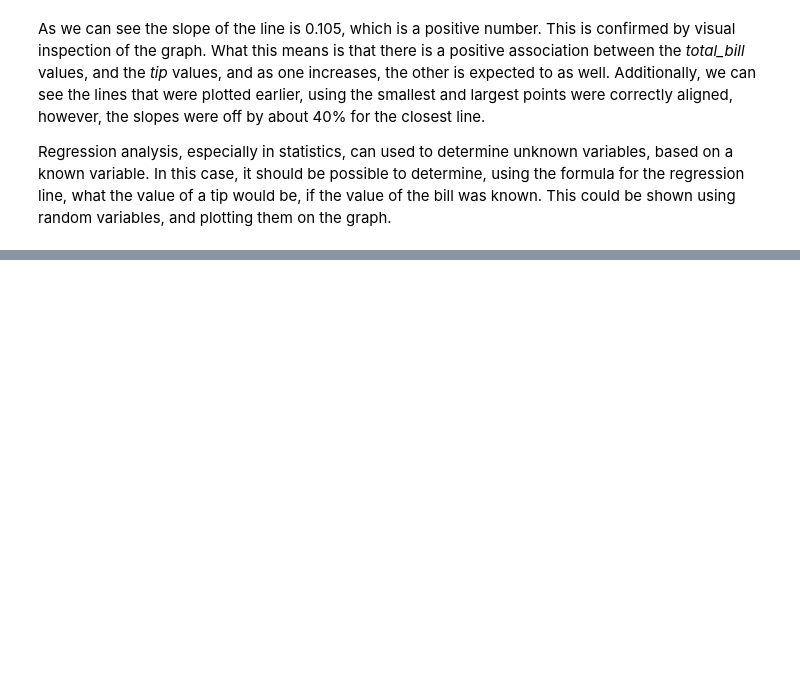
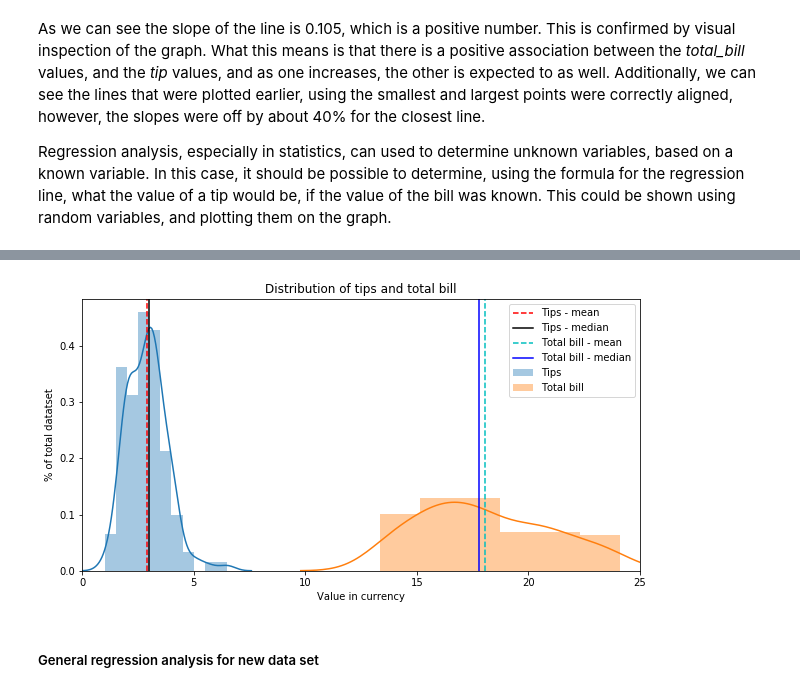
Before and after one commit to Clauric/FoDA-Assessment, a Jupyter notebook: Tips dataset review.ipynb, the cells around one changed output, grey strips where cells are left out. Drawn from its saved outputs; the diff is of its cells as text; code cells hidden in the pictures; blank space fills up the shorter version.

Commit message:
New analysis and criteria

```diff
--- a/Tips dataset review.ipynb
+++ b/Tips dataset review.ipynb
@@ -703,0 +767,18 @@ It should be noted that as the values in the *total_bill* data set grew larger,
+# %%
+# Drop additional columns, and filter by values in the interquartile range for total_bill
+
+# Drop columns
+drop_tips_ds = tips_ds.drop(columns=["size","sex","day"])
+
+# Lower and upper bounds of interquartile range
+q1 = tips_ds["total_bill"].quantile(.25)
+q3 = tips_ds["total_bill"].quantile(.75)
+
+# New dataframe based on filtering for interquartile range
+new_tips_ds = drop_tips_ds.loc[(drop_tips_ds["total_bill"] >= q1) & (drop_tips_ds["total_bill"] <= q3)]
+
+# Shape of new dataframe
+print("New dataframe shape")
+print()
+print("Rows Columns")
+print(new_tips_ds.shape)
@@ -703,0 +848,29 @@ It should be noted that as the values in the *total_bill* data set grew larger,
+# %%
+# Plot to show new data set, include mean and median
+
+# Distribution plots for both tip and total_bill
+sns.distplot(new_tips_ds["tip"], axlabel = False, label="Tips")
+sns.distplot(new_tips_ds["total_bill"], axlabel = False, label="Total bill")
+
+# Mean and median lines for tip and total_bill
+plt.axvline(new_tips_ds["tip"].mean(), color = 'r', linestyle = "--", label = "Tips - mean")
+plt.axvline(new_tips_ds["tip"].median(), color = 'k', linestyle = "-", label = "Tips - median")
+plt.axvline(new_tips_ds["total_bill"].mean(), color = 'c', linestyle = "--", label = "Total bill - mean")
+plt.axvline(new_tips_ds["total_bill"].median(), color = 'b', linestyle = "-", label = "Total bill - median")
+
+# Set length of x-axis
+plt.xlim([0,25])
+
+# Set size of plot area
+plt.rcParams["figure.figsize"] = [10,5]
+
+# Set title, labels, and legend for plot
+plt.title("Distribution of tips and total bill")
+plt.xlabel("Value in currency")
+plt.ylabel("% of total datatset")
+plt.legend()
+plt.show()
+# %% [output]
+[figure, added]
+# %% [markdown]
+##### General regression analysis for new data set
```
Also changed, not shown: parts of 16 cells of this notebook.
